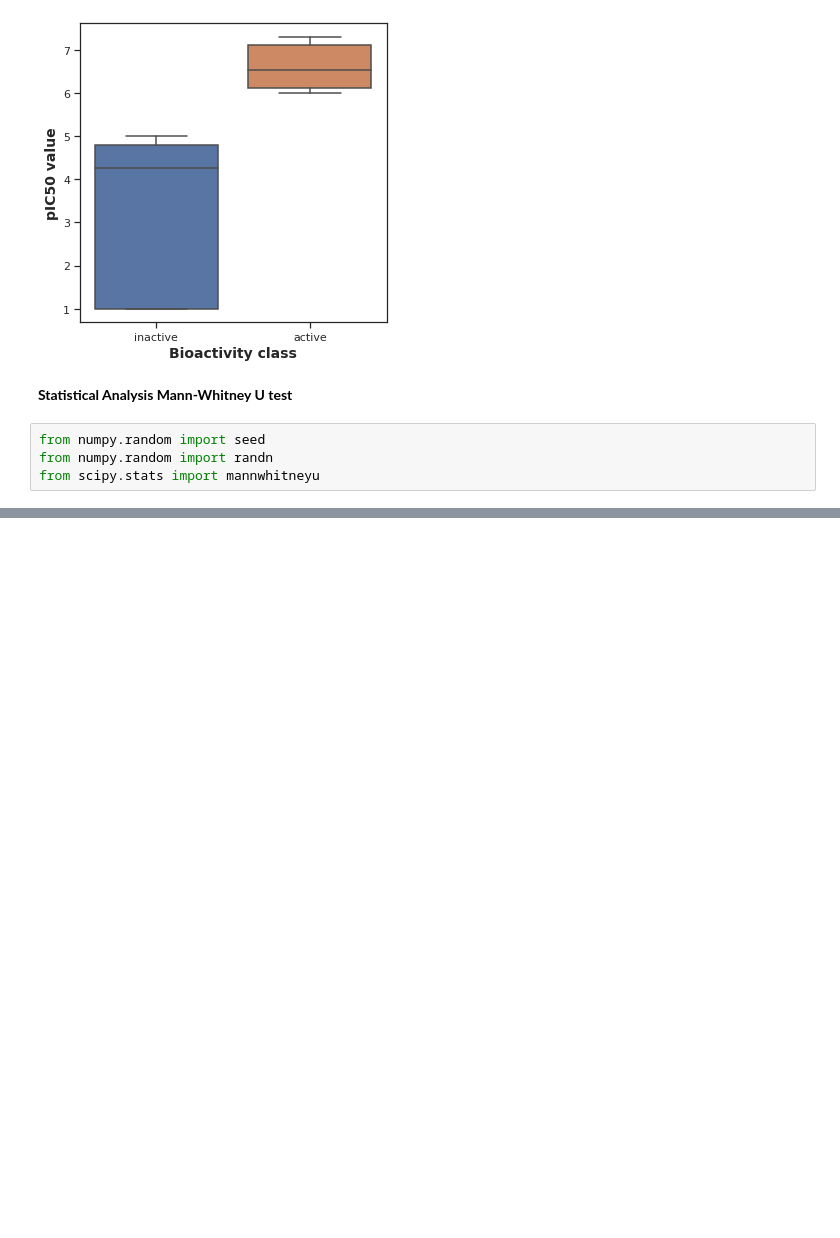
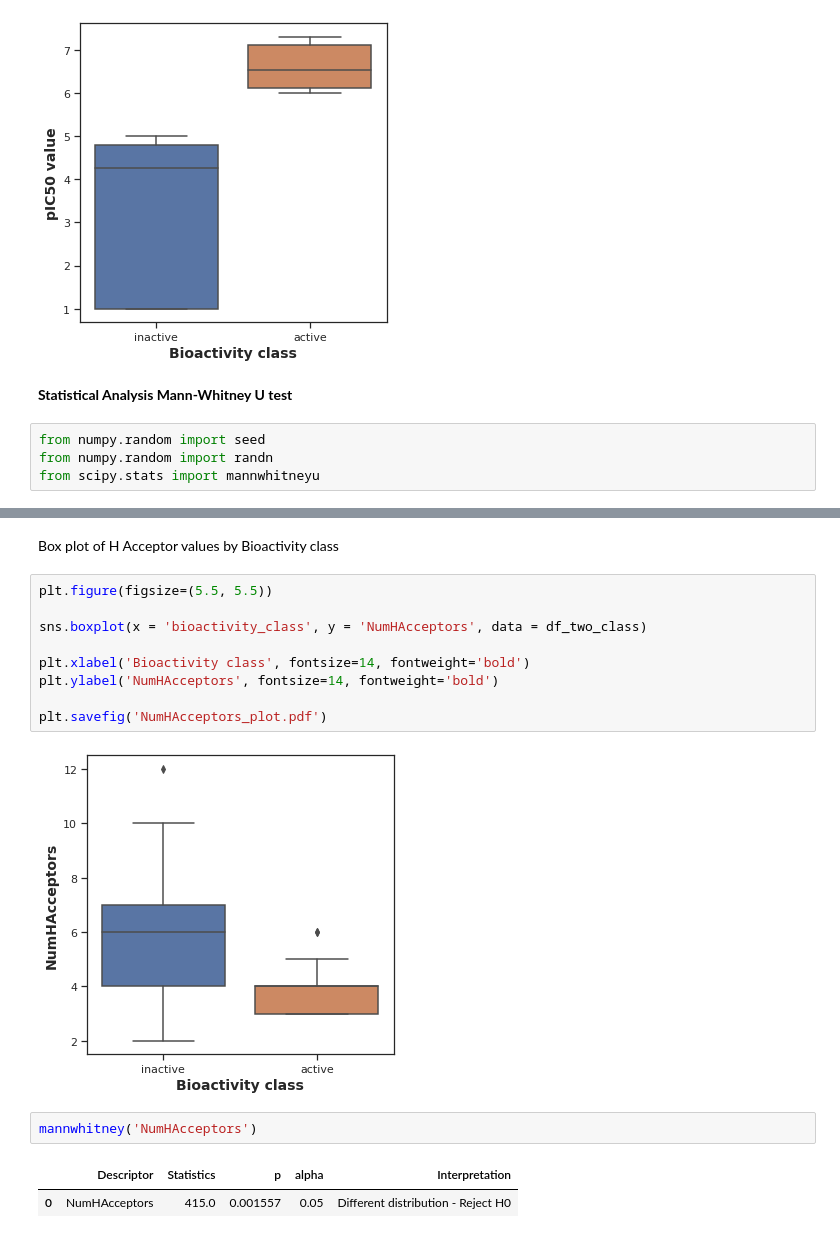
Before and after one commit to sagunm/drug-discovery-project, a Jupyter notebook: Exploratory_data_analysis.ipynb, the cells around one changed output, grey strips where cells are left out. Cells and saved outputs as stored; diff of their text form; blank space fills up the shorter version.

```diff
--- a/Exploratory_data_analysis.ipynb
+++ b/Exploratory_data_analysis.ipynb
@@ -350,0 +408,18 @@ mannwhitney('pIC50')
+# %% [markdown]
+Box plot of H Acceptor values by Bioactivity class
+# %%
+plt.figure(figsize=(5.5, 5.5))
+
+sns.boxplot(x = 'bioactivity_class', y = 'NumHAcceptors', data = df_two_class)
+
+plt.xlabel('Bioactivity class', fontsize=14, fontweight='bold')
+plt.ylabel('NumHAcceptors', fontsize=14, fontweight='bold')
+
+plt.savefig('NumHAcceptors_plot.pdf')
+# %% [output]
+[figure, added]
+# %%
+mannwhitney('NumHAcceptors')
+# %% [output]
+|  | Descriptor | Statistics | p | alpha | Interpretation |
+| 0 | NumHAcceptors | 415.0 | 0.001557 | 0.05 | Different distribution - Reject H0 |
```
Also changed, not shown: parts of 13 cells of this notebook.
